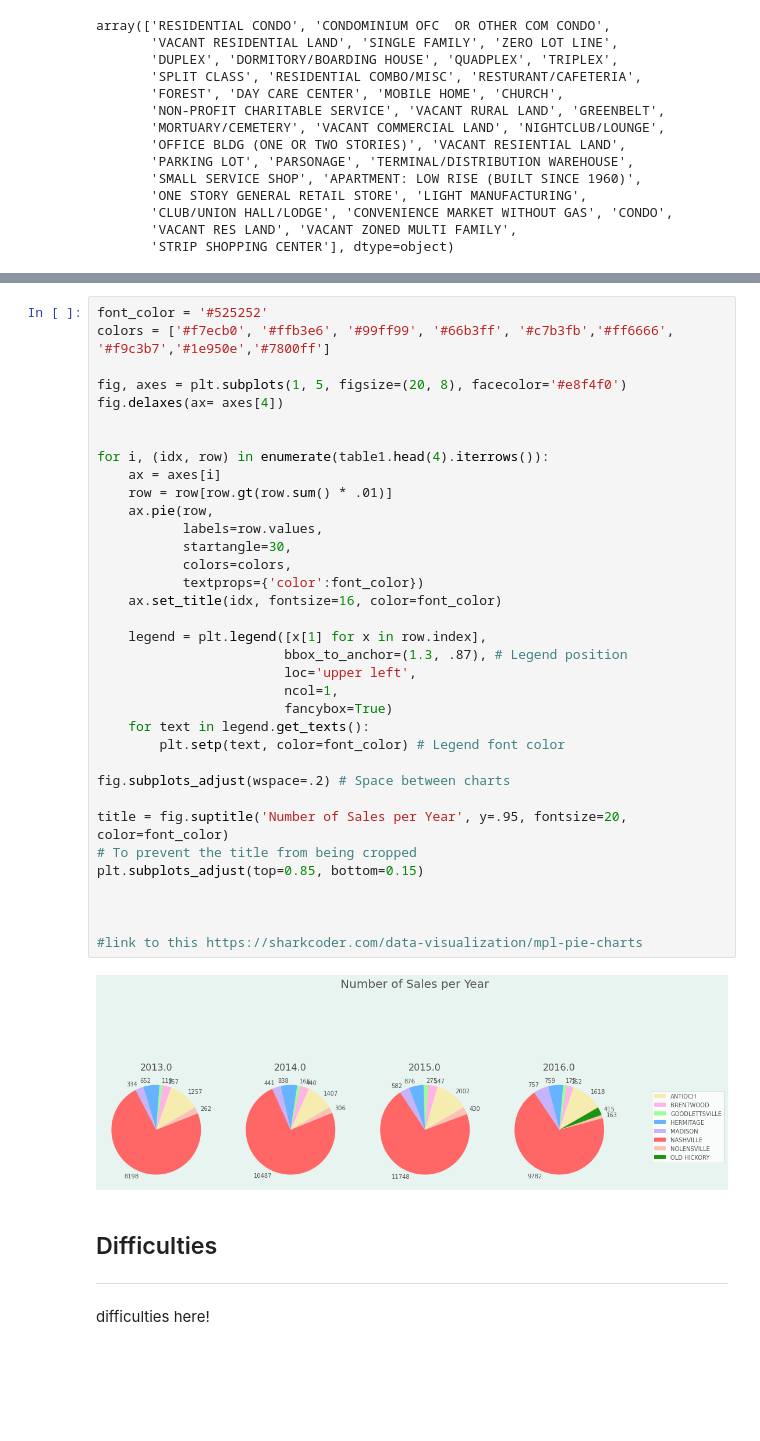
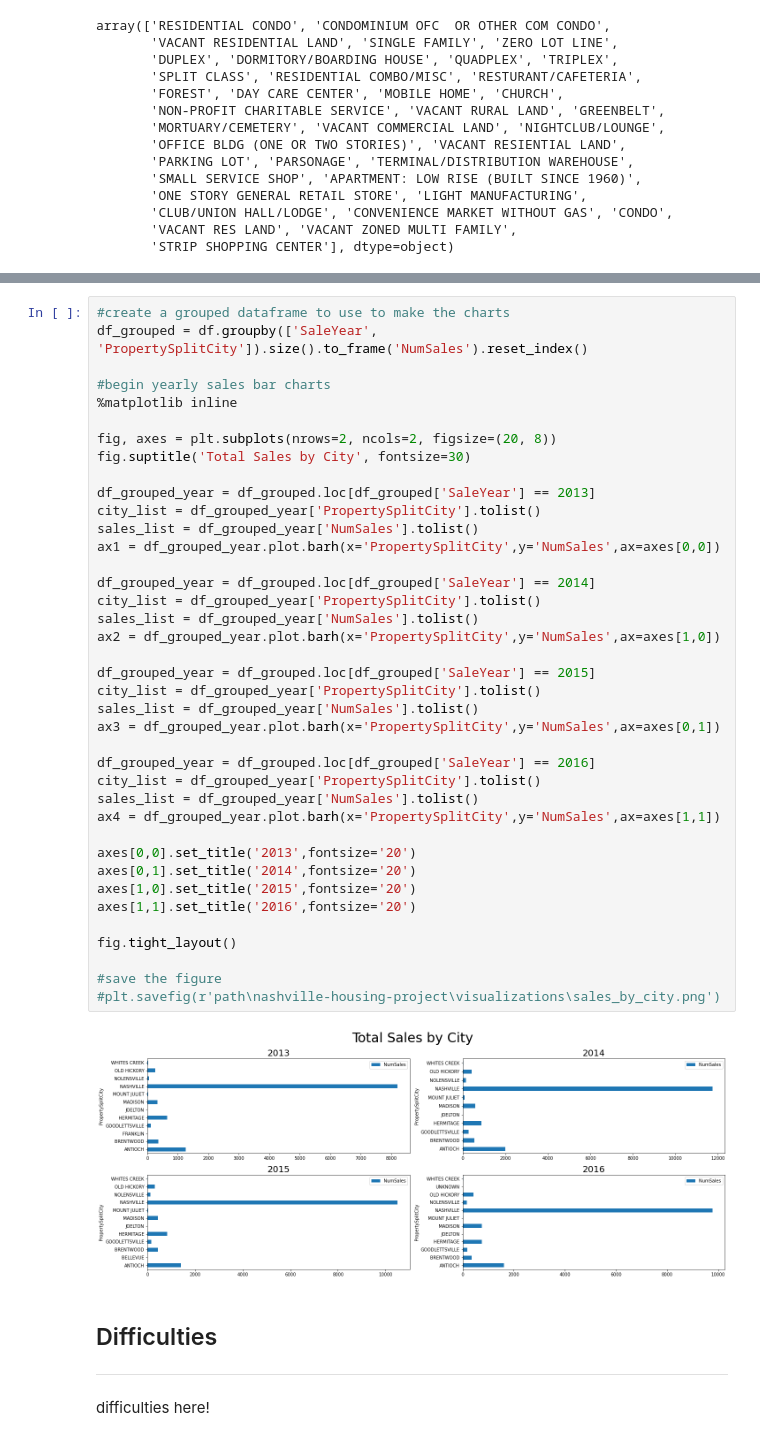
Before and after one commit to aaronjoslinwangdu/nashville-housing-project, a Jupyter notebook: Nashville_Housing_Notebook.ipynb, the cells around one changed output, grey strips where cells are left out. Saved outputs shown, nothing was run; the diff lists cells and outputs as text; blank space fills up the shorter version.

```diff
--- a/Nashville_Housing_Notebook.ipynb
+++ b/Nashville_Housing_Notebook.ipynb
@@ -213,40 +206,44 @@ table.head(10)
-# %%
-font_color = '#525252'
-colors = ['#f7ecb0', '#ffb3e6', '#99ff99', '#66b3ff', '#c7b3fb','#ff6666', '#f9c3b7','#1e950e','#7800ff']
-
-fig, axes = plt.subplots(1, 5, figsize=(20, 8), facecolor='#e8f4f0')
-fig.delaxes(ax= axes[4])
-
-
-for i, (idx, row) in enumerate(table1.head(4).iterrows()):
-    ax = axes[i]
-    row = row[row.gt(row.sum() * .01)]
-    ax.pie(row,
-           labels=row.values,
-           startangle=30,
-           colors=colors,
-           textprops={'color':font_color})
-    ax.set_title(idx, fontsize=16, color=font_color)
-
-    legend = plt.legend([x[1] for x in row.index],
-                        bbox_to_anchor=(1.3, .87), # Legend position
-                        loc='upper left',
-                        ncol=1,
-                        fancybox=True)
-    for text in legend.get_texts():
-        plt.setp(text, color=font_color) # Legend font color
-
-fig.subplots_adjust(wspace=.2) # Space between charts
-
-title = fig.suptitle('Number of Sales per Year', y=.95, fontsize=20, color=font_color)
-# To prevent the title from being cropped
-plt.subplots_adjust(top=0.85, bottom=0.15)
-
-
-
-#link to this https://sharkcoder.com/data-visualization/mpl-pie-charts
-# %% [output]
-[figure, removed]
+# %%
+#create a grouped dataframe to use to make the charts
+df_grouped = df.groupby(['SaleYear', 'PropertySplitCity']).size().to_frame('NumSales').reset_index()
+
+#begin yearly sales bar charts
+%matplotlib inline
+
+fig, axes = plt.subplots(nrows=2, ncols=2, figsize=(20, 8))
+fig.suptitle('Total Sales by City', fontsize=30)
+
+df_grouped_year = df_grouped.loc[df_grouped['SaleYear'] == 2013]
+city_list = df_grouped_year['PropertySplitCity'].tolist()
+sales_list = df_grouped_year['NumSales'].tolist()
+ax1 = df_grouped_year.plot.barh(x='PropertySplitCity',y='NumSales',ax=axes[0,0])
+
+df_grouped_year = df_grouped.loc[df_grouped['SaleYear'] == 2014]
+city_list = df_grouped_year['PropertySplitCity'].tolist()
+sales_list = df_grouped_year['NumSales'].tolist()
+ax2 = df_grouped_year.plot.barh(x='PropertySplitCity',y='NumSales',ax=axes[1,0])
+
+df_grouped_year = df_grouped.loc[df_grouped['SaleYear'] == 2015]
+city_list = df_grouped_year['PropertySplitCity'].tolist()
+sales_list = df_grouped_year['NumSales'].tolist()
+ax3 = df_grouped_year.plot.barh(x='PropertySplitCity',y='NumSales',ax=axes[0,1])
+
+df_grouped_year = df_grouped.loc[df_grouped['SaleYear'] == 2016]
+city_list = df_grouped_year['PropertySplitCity'].tolist()
+sales_list = df_grouped_year['NumSales'].tolist()
+ax4 = df_grouped_year.plot.barh(x='PropertySplitCity',y='NumSales',ax=axes[1,1])
+
+axes[0,0].set_title('2013',fontsize='20')
+axes[0,1].set_title('2014',fontsize='20')
+axes[1,0].set_title('2015',fontsize='20')
+axes[1,1].set_title('2016',fontsize='20')
+
+fig.tight_layout()
+
+#save the figure
+#plt.savefig(r'path\nashville-housing-project\visualizations\sales_by_city.png')
+# %% [output]
+[figure, added]
 # %% [markdown]
 ## Difficulties
 ---
```
Also changed, not shown: parts of 6 cells of this notebook.
